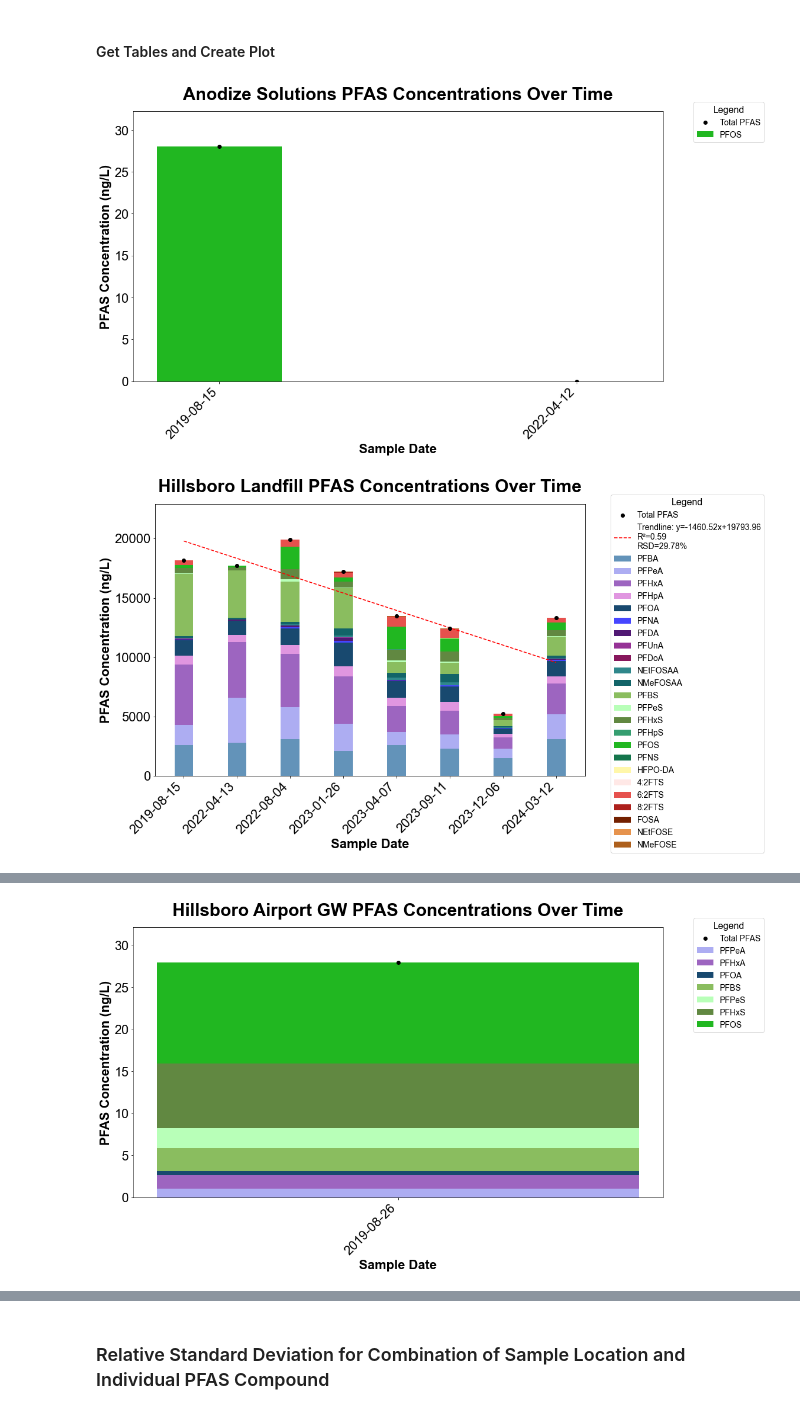
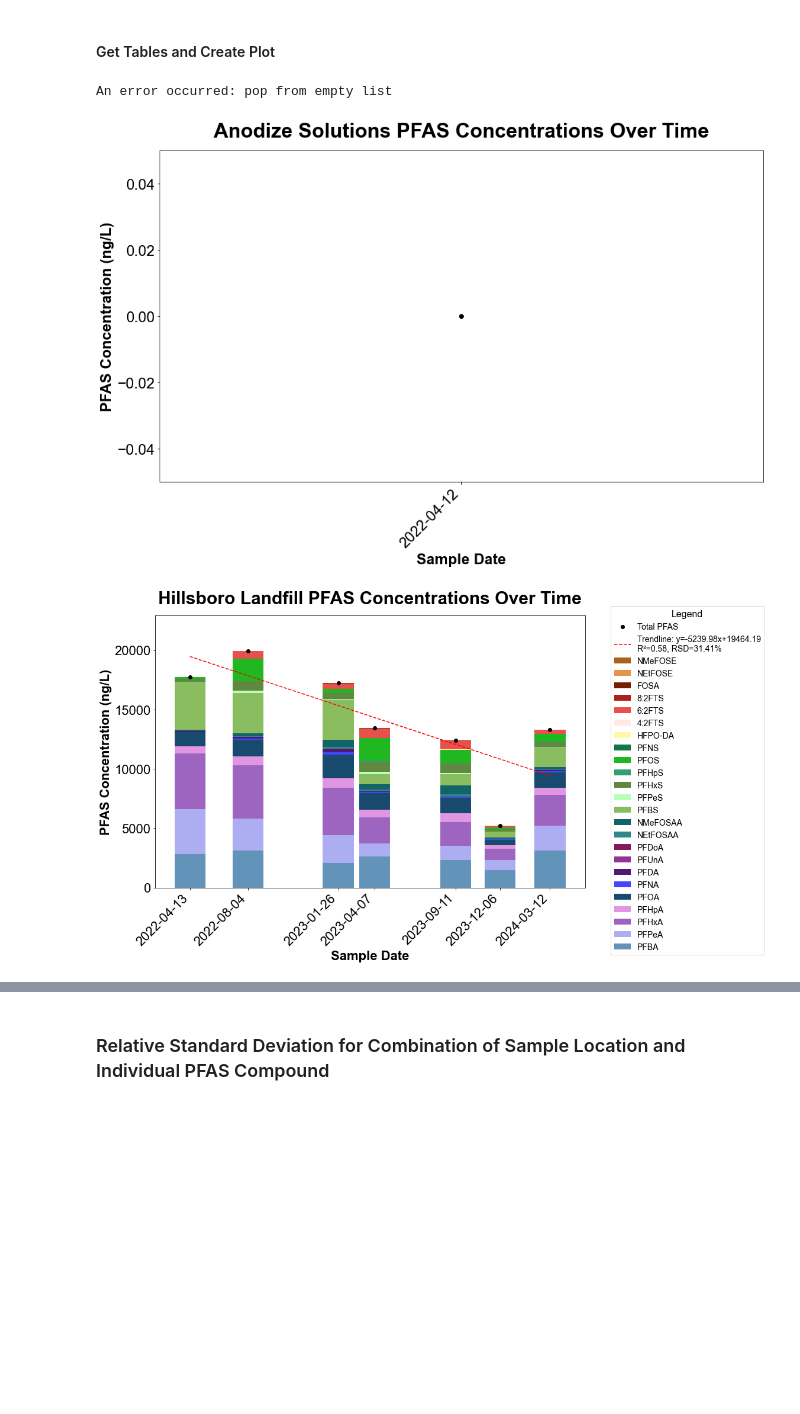
Before and after one commit to Clean-Water-Services/Jupyter-Notebooks, a Jupyter notebook: PFAS_Toolbox_IndustriesTemporalStabilityAnalysis.ipynb, the cells around one changed output, grey strips where cells are left out. Drawn from its saved outputs; the diff is of its cells as text; code cells hidden in the pictures; blank space fills up the shorter version.

```diff
--- a/PFAS_Toolbox_IndustriesTemporalStabilityAnalysis.ipynb
+++ b/PFAS_Toolbox_IndustriesTemporalStabilityAnalysis.ipynb
@@ -477,34 +413,35 @@ def calculate_error_pivot(std_dev_pivot, count_pivot):
 # %%
 #filtered_df.loc[(filtered_df['Sample Date'] > '2019-08-15')] to exclude Interl WATR Aug 2019 sample
 for location in sample_locations:
-    avg_pivot_table, count_pivot_table, std_dev_pivot_table=create_filtered_pivot_tables(data_df=filtered_df, sample_location=[location], qual_summary=None, type=None, pfas_compound=None)
+    avg_pivot_table, count_pivot_table, std_dev_pivot_table=create_filtered_pivot_tables(data_df=filtered_df.loc[(filtered_df['Sample Date'] > '2019-08-15')] , sample_location=[location], qual_summary=None, type=None, pfas_compound=None)
     avg_pivot_table.columns = avg_pivot_table.columns.map(pfas_mapping)
 
     desired_order = df['Abbrev'].tolist()  # Convert to list if not already
     # Filter the desired_order to only include columns that exist in df
     filtered_order = [comp for comp in desired_order if comp in avg_pivot_table.columns]
     # Reorder columns by indexing df with the desired order
     avg_pivot_table = avg_pivot_table[filtered_order]
 
     new_indexes=[]
     for index in avg_pivot_table.index:
         new_index= str(index).replace(' 00:00:00','')
         new_indexes.append(new_index)
     avg_pivot_table.index=new_indexes
 
     for column in avg_pivot_table.columns:
         if avg_pivot_table[column].sum() == 0:
             avg_pivot_table.drop(column, axis=1,inplace=True)
 
     TotalPFAS=pd.DataFrame(avg_pivot_table.sum(axis=1), columns=['Total PFAS'])
 
     max=TotalPFAS.max()*1.15
 
     title=location+" PFAS Concentrations Over Time"
-
+    #standard size (16,9)
     create_stacked_bar_chart_filtered(avg_pivot_table=avg_pivot_table, std_dev_pivot_table=None, add_data_table=TotalPFAS, figsize=(16, 9),
                                         title=title, compound_colors_dict=compound_colors_dict_abbrev,
                                         title_fontsize=30, axis_label_fontsize=22, tick_label_fontsize=22, legend_fontsize=14, ylim=max[0])
 # %% [output]
+An error occurred: pop from empty list
-[figure, old version]
+[figure, new version]
-[figure, old version]
+[figure, new version]
@@ -520 +456,0 @@ for location in sample_locations:
-[figure, removed]
```
Also changed, not shown: parts of 6 cells of this notebook.
